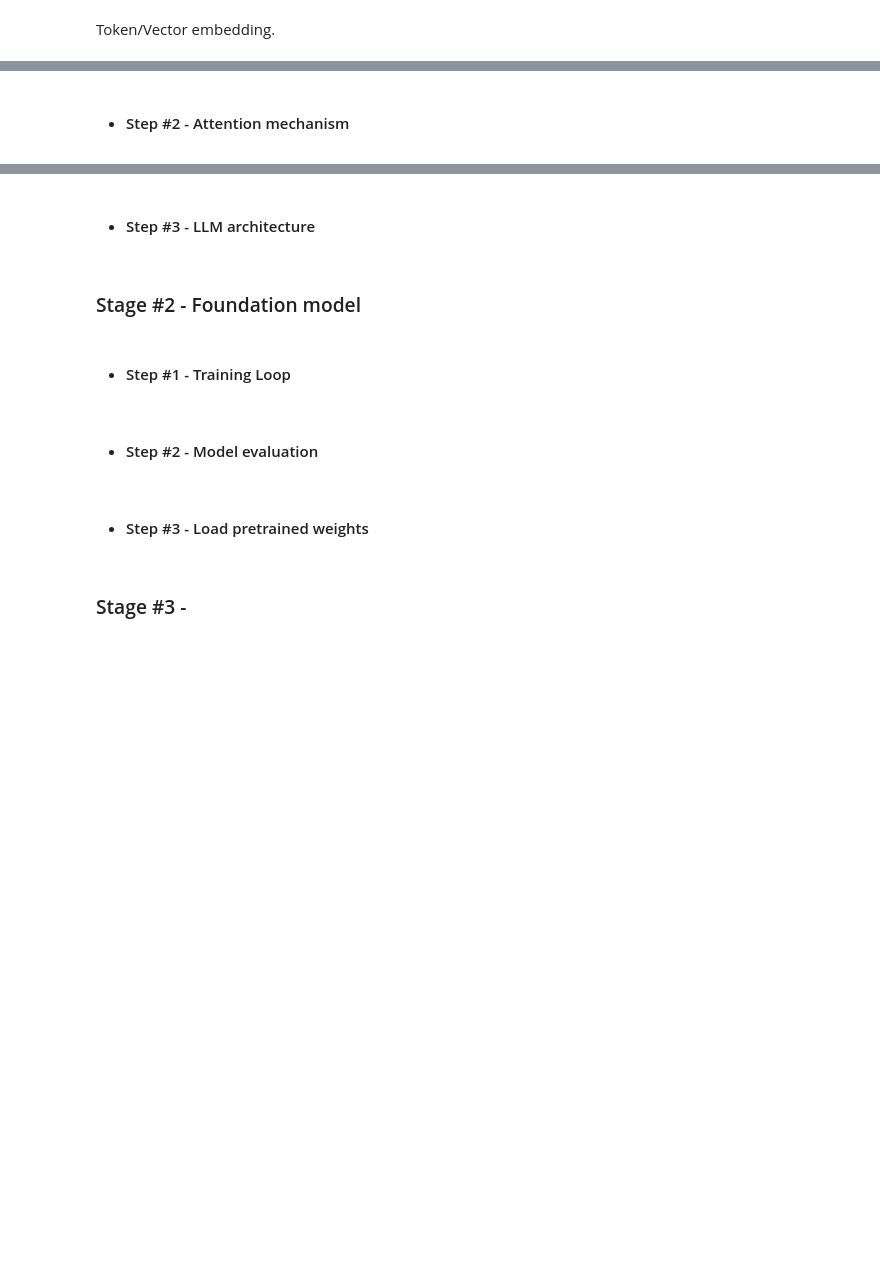
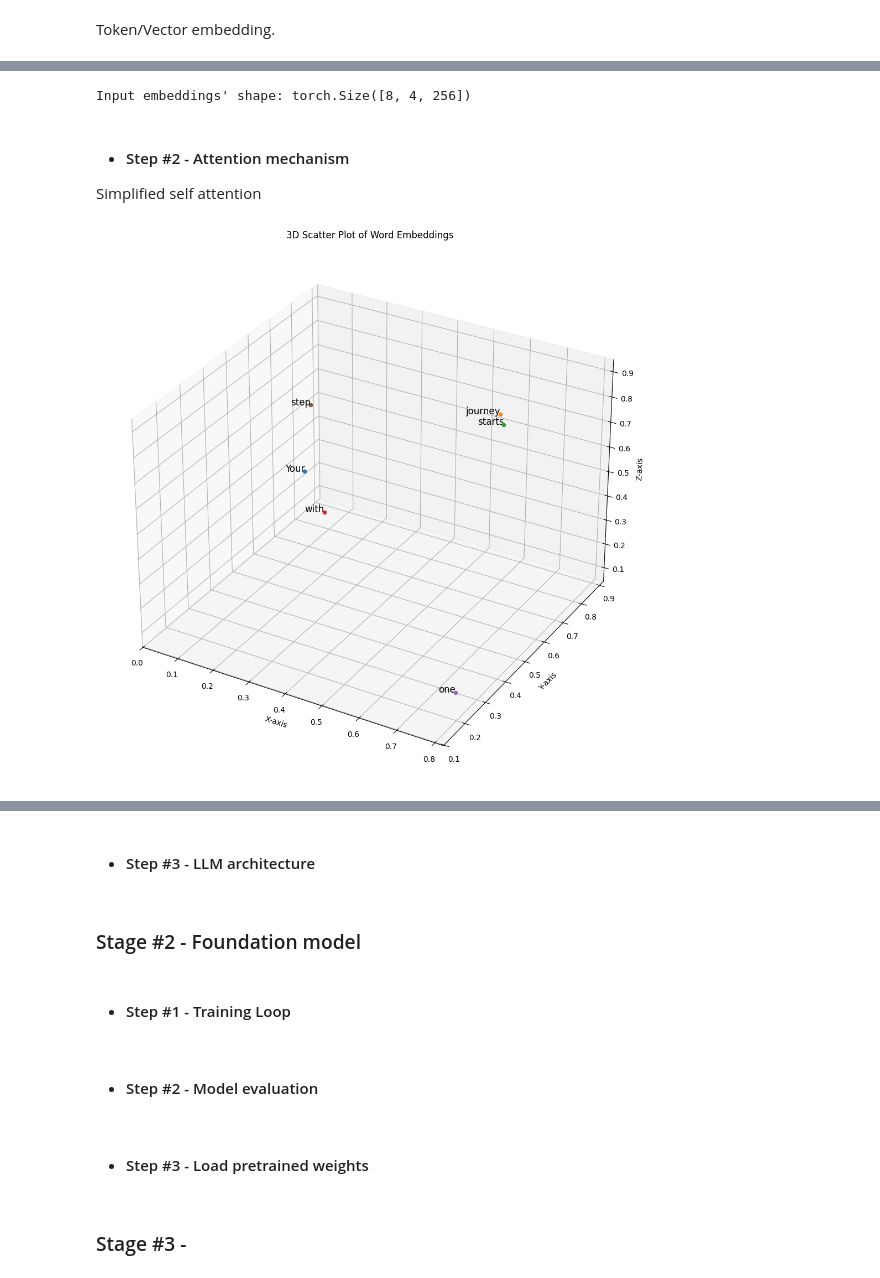
Before and after one commit to shatadrusaha/python-examples, a Jupyter notebook: llm-from-scratch/llm-from-scratch.ipynb, the cells around one changed output, grey strips where cells are left out. Saved outputs shown, nothing was run; the diff lists cells and outputs as text; code cells hidden in the pictures; blank space fills up the shorter version.

Commit message:
working on 'self-attention'

```diff
--- a/llm-from-scratch/llm-from-scratch.ipynb
+++ b/llm-from-scratch/llm-from-scratch.ipynb
@@ -522,6 +522,7 @@ I HAD always --->  thought
 Implement a `DataLoader`
 # %%
 # uv add torch torchvision
+import torch
 from torch.utils.data import Dataset, DataLoader
 
 class GPTDatasetV1(Dataset):
@@ -539,8 +540,8 @@ class GPTDatasetV1(Dataset):
         for i in range(0, len(token_ids) - context_length, stride):
             input_chunk = token_ids[i:i + context_length]
             target_chunk = token_ids[i + 1:i + context_length + 1]
-            self.input_ids.append(input_chunk)
-            self.target_ids.append(target_chunk)
+            self.input_ids.append(torch.tensor(input_chunk))
+            self.target_ids.append(torch.tensor(target_chunk))
 
     # Returns the total number of rows in the dataset.
     def __len__(self):
@@ -554,7 +555,7 @@ class GPTDatasetV1(Dataset):
 # %%
 def create_dataloader_v1(
         text, batch_size=4, context_length=256,
-        stride=128, shuffle=True, num_workers=0
+        stride=128, shuffle=True, drop_last=True, num_workers=0
 ):
     # Initializes the tokenizer.
     tokeniser = tiktoken.get_encoding(encoding_name='gpt2')
@@ -571,7 +572,7 @@ def create_dataloader_v1(
         batch_size=batch_size, # number of samples per batch to load.
         shuffle=shuffle,
         num_workers=num_workers, # number of subprocesses (CPU processes) to use for data loading.
-        drop_last=True # drop the last incomplete batch, if the dataset size is not divisible by the batch size.
+        drop_last=drop_last # drop the last incomplete batch, if the dataset size is not divisible by the batch size.
     )
 
     return dataloader
@@ -674,2 +908,49 @@ Model path: /Users/shaz/gensim-data/word2vec-google-news-300/word2vec-google-new
+# %%
+input_embeddings = token_embeddings + pos_embeddings
+print(f"Input embeddings' shape: {input_embeddings.shape}\n")
+# %% [output]
+Input embeddings' shape: torch.Size([8, 4, 256])
 # %% [markdown]
 - #### Step #2 - Attention mechanism
+
+Simplified self attention
+# %%
+inputs = torch.tensor(
+[[0.43, 0.15, 0.89], # Your (x^1)
+[0.55, 0.87, 0.66], # journey (x^2)
+[0.57, 0.85, 0.64], # starts (x^3)
+[0.22, 0.58, 0.33], # with (x^4)
+[0.77, 0.25, 0.10], # one (x^5)
+[0.05, 0.80, 0.55]] # step (x^6)
+)
+# %%
+import matplotlib.pyplot as plt
+from mpl_toolkits.mplot3d import Axes3D
+
+# Corresponding words.
+words = ['Your', 'journey', 'starts', 'with', 'one', 'step']
+
+# Extract x, y, z coordinates.
+x_coords = inputs[:, 0].numpy()
+y_coords = inputs[:, 1].numpy()
+z_coords = inputs[:, 2].numpy()
+
+# Create a 3D scatter plot.
+fig = plt.figure(figsize=(10, 12))
+ax = fig.add_subplot(111, projection='3d')
+
+# Plot each point and annotate with the corresponding word.
+for x, y, z, word in zip(x_coords, y_coords, z_coords, words):
+    ax.scatter(x, y, z)
+    ax.text(x, y, z, word, fontsize=12, ha='right')
+
+# Set labels for axes.
+ax.set_xlabel('X-axis')
+ax.set_ylabel('Y-axis')
+ax.set_zlabel('Z-axis')
+
+plt.title('3D Scatter Plot of Word Embeddings')
+plt.tight_layout()
+plt.show()
+# %% [output]
+[figure, added]
```
Also changed, not shown: parts of 25 cells of this notebook, 2 other files.
